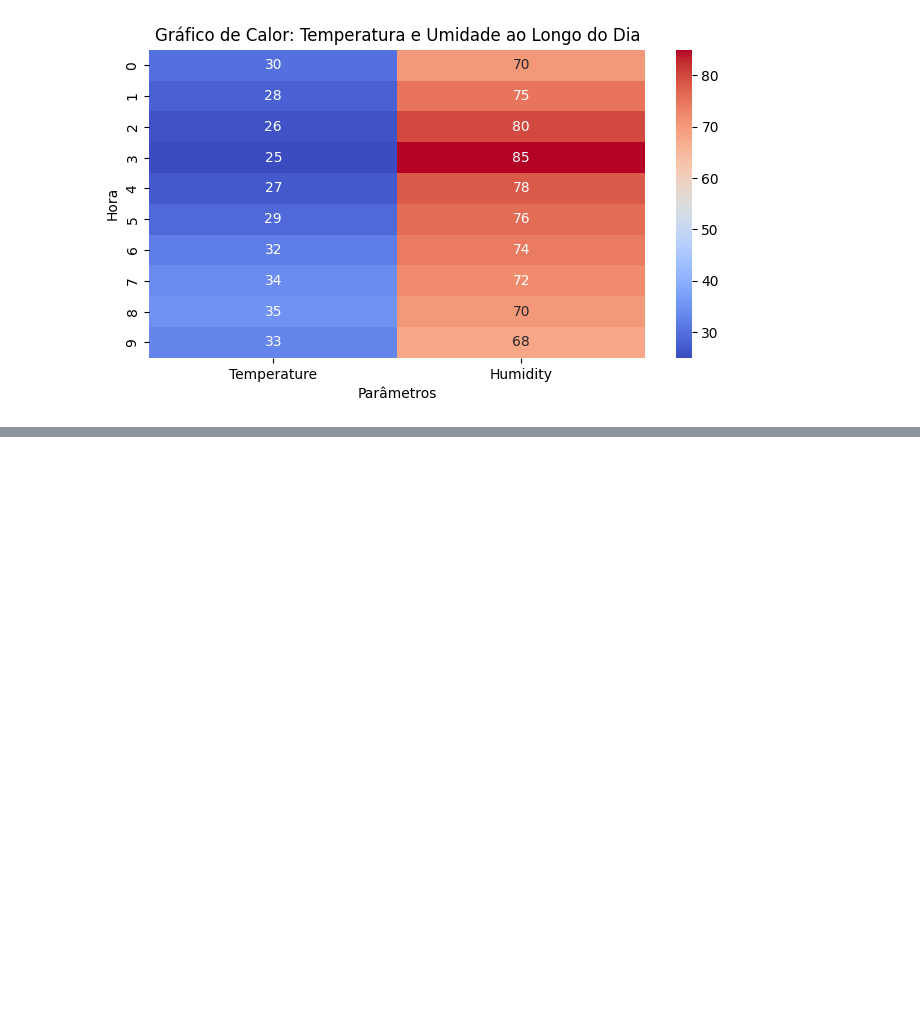
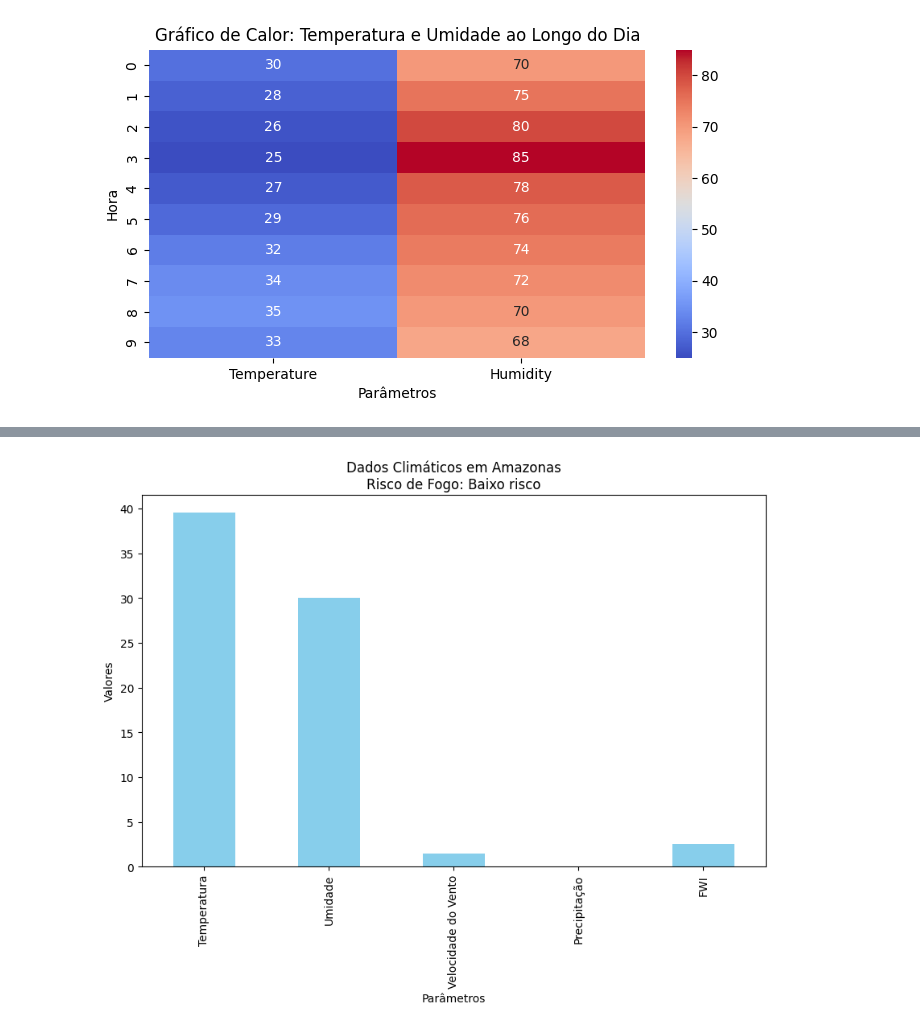
Before and after one commit to Davi010/API_CLIM-TICA, a Jupyter notebook: graphics.ipynb, the cells around one changed output, grey strips where cells are left out. Saved outputs shown, nothing was run; the diff lists cells and outputs as text; code cells hidden in the pictures; blank space fills up the shorter version.

```diff
--- a/graphics.ipynb
+++ b/graphics.ipynb
@@ -155,0 +375,74 @@ plt.show()
+# %%
+import requests
+import pandas as pd
+import matplotlib.pyplot as plt
+
+API_KEY = '442a1ac939e50a654bbd2770df6d28d4'  # Substitua pela sua chave
+BASE_URL = 'http://api.openweathermap.org/data/2.5/weather'
+
+# Função para calcular o FWI (simplificado)
+def calculate_fwi(temp, humidity, wind_speed, precipitation):
+    FFMC = 101 - (humidity / 10)
+    DMC = 0.5 * (temp - 5)
+    DC = 2 * (temp - 5)
+    ISI = (FFMC * wind_speed) / 100
+    BUI = DMC + DC
+    FWI = ISI * (BUI / 50)
+    return FWI
+
+# Função para determinar o risco de queimadas
+def assess_fire_risk(fwi):
+    if fwi < 5:
+        return "Baixo risco"
+    elif 5 <= fwi < 15:
+        return "Risco moderado"
+    else:
+        return "Alto risco"
+
+# Função para coletar dados climáticos
+def get_weather_data(location):
+    params = {
+        'q': location,
+        'appid': API_KEY,
+        'units': 'metric'
+    }
+    response = requests.get(BASE_URL, params=params)
+
+    if response.status_code != 200:
+        print("Erro ao obter dados para a localização fornecida.")
+        return None
+
+    return response.json()
+
+# Processar dados
+location = 'Amazonas'  # Altere a localização conforme necessário
+data = get_weather_data(location)
+
+if data:
+    # Extração de dados climáticos
+    temp = data['main']['temp']
+    humidity = data['main']['humidity']
+    wind_speed = data['wind']['speed']
+    precipitation = data.get('rain', {}).get('1h', 0)  # Precipitação na última 1h
+
+    # Cálculo do FWI
+    fwi = calculate_fwi(temp, humidity, wind_speed, precipitation)
+    fire_risk = assess_fire_risk(fwi)
+
+    # Criar gráfico com todos os dados
+    df = pd.DataFrame({
+        'Parâmetros': ['Temperatura', 'Umidade', 'Velocidade do Vento', 'Precipitação', 'FWI'],
+        'Valores': [temp, humidity, wind_speed, precipitation, fwi]
+    })
+
+    # Plotar gráfico
+    fig, ax = plt.subplots(figsize=(10, 6))
+    df.plot(kind='bar', x='Parâmetros', y='Valores', ax=ax, color='skyblue', legend=False)
+    ax.set_ylabel('Valores')
+
+    # Adicionar informação sobre o risco de fogo no título
+    ax.set_title(f'Dados Climáticos em {location}\nRisco de Fogo: {fire_risk}')
+
+    plt.show()
+# %% [output]
+[figure, added]
```
Also changed, not shown: parts of 8 cells of this notebook, 2 other files.
